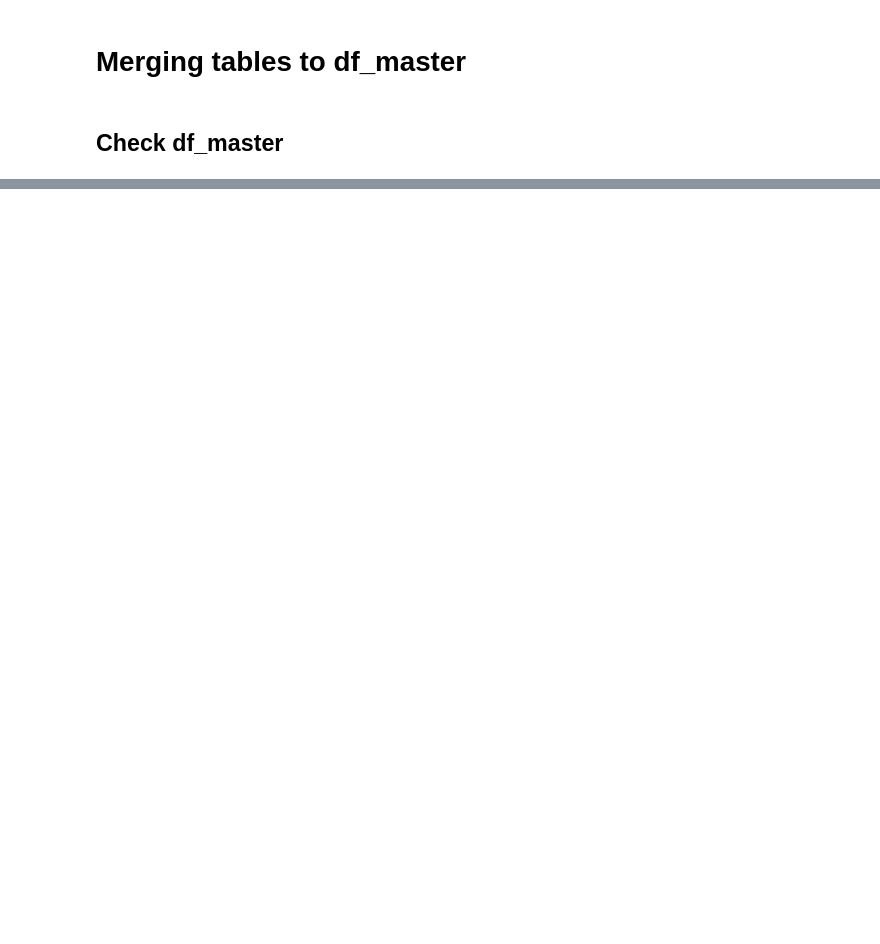
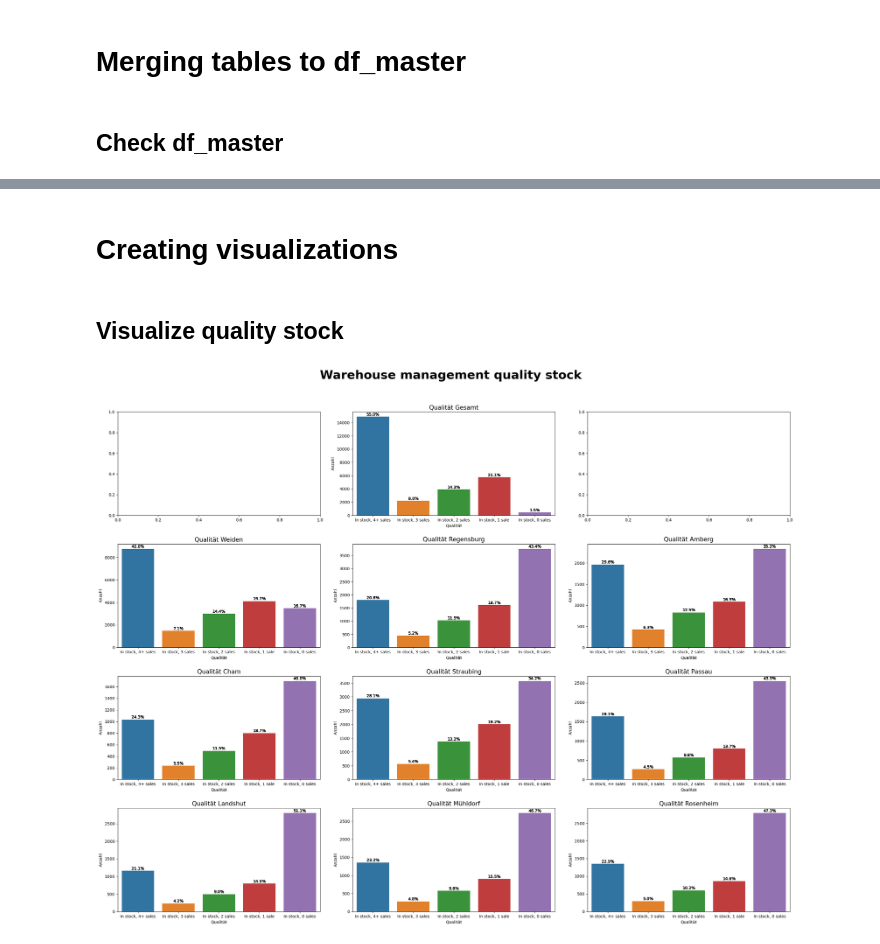
Before and after one commit to capstone-kueblbeck/capstone-kueblbeck, a Jupyter notebook: master_notebook.ipynb, the cells around one changed output, grey strips where cells are left out. Saved outputs shown, nothing was run; the diff lists cells and outputs as text; code cells hidden in the pictures; blank space fills up the shorter version.

Commit message:
Updated master notebook with visualisation code

```diff
--- a/master_notebook.ipynb
+++ b/master_notebook.ipynb
@@ -413,2 +359,74 @@ dtypes: datetime64[ns](10), float64(22), int64(3), object(5)
 memory usage: 111.9+ MB
 None
+# %% [markdown]
+# Creating visualizations
+# %% [markdown]
+## Visualize quality stock
+# %%
+# Create a bar chart with subplots to display overall and subsidiary's number of articles in stock categorized into number of sales
+
+locations = {'gesamt': 'Gesamt',
+             'wen': 'Weiden',
+             'rgb': 'Regensburg',
+             'amb': 'Amberg',
+             'cha': 'Cham',
+             'str': 'Straubing',
+             'pas': 'Passau',
+             'lan': 'Landshut',
+             'müh': 'Mühldorf',
+             'ros': 'Rosenheim'}
+
+PE_categories = ['In stock, 4+ sales', 'In stock, 3 sales', 'In stock, 2 sales', 'In stock, 1 sale', 'In stock, 0 sales']
+display_order_quality = PE_categories
+
+for x in locations.keys():
+    PE_condition = [
+        (df_master[x+'_lager'] > 0) & (df_master[x+'_vk'] > 3),
+        (df_master[x+'_lager'] > 0) & (df_master[x+'_vk'] == 3),
+        (df_master[x+'_lager'] > 0) & (df_master[x+'_vk'] == 2),
+        (df_master[x+'_lager'] > 0) & (df_master[x+'_vk'] == 1),
+        (df_master[x+'_lager'] > 0) & (df_master[x+'_vk'] == 0)
+    ]
+
+    df_master[x+'_quality'] = np.select(PE_condition, PE_categories)
+
+fig, axes = plt.subplots(4, 3, figsize=(25,20))
+fig.suptitle('Warehouse management quality stock', fontweight='bold', fontsize=30)
+fig.tight_layout(pad=5.0)
+
+for i in range (13):
+    y = 0
+    z = 1
+
+    for key, value in locations.items():
+
+
+        location = df_master.query(key + '_quality != "0"')
+
+        sub = sns.countplot(ax=axes[y, z], x=key + '_quality', data=location, order=display_order_quality)
+        axes[y, z].set_title("Qualität " + value, fontsize=15.0)
+        axes[y, z].set_xlabel('Qualität', fontsize=10.0)
+        axes[y, z].set_ylabel('Anzahl', fontsize=10.0)
+        # Erhalten Sie die Gesamtzahl der Qualitätsspalte
+        total = location[key + '_quality'].count()
+
+        freq_series = location[key + '_quality'].value_counts()
+        freq_series = freq_series.reindex(display_order_quality)
+
+        rects = sub.patches
+        labels = [f'{(x/total)*100:.1f}%' for x in freq_series]
+        for rect, label in zip(rects, labels):
+            height = rect.get_height()
+            axes[y, z].text(rect.get_x() + rect.get_width() / 2, height + 5, label,
+                    ha='center', va='bottom')
+
+        z += 1
+        if y == 0 and z == 2:
+            y = 1
+            z = 0
+
+        elif z >= 3:
+            y += 1
+            z = 0
+# %% [output]
+[figure, added]
```
Also changed, not shown: parts of 11 cells of this notebook.
